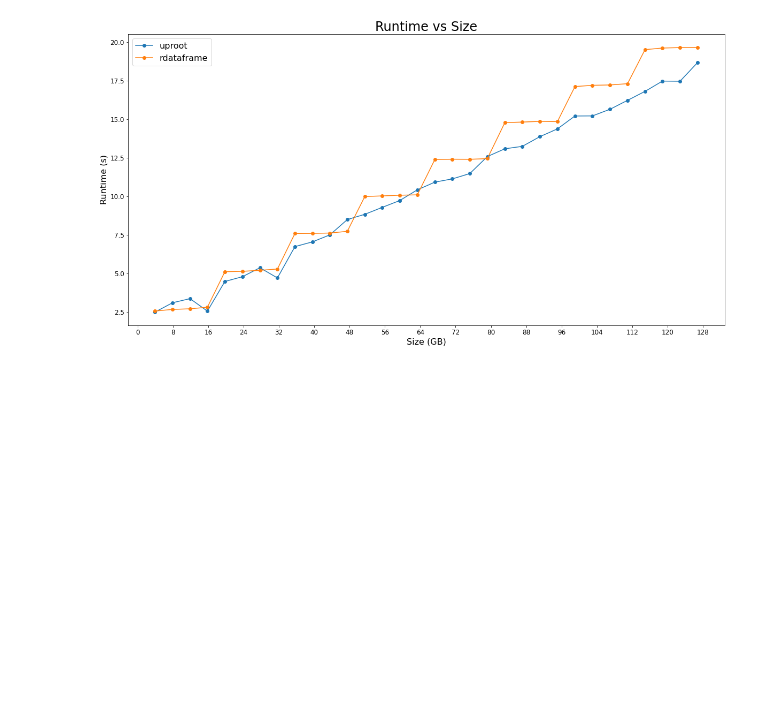
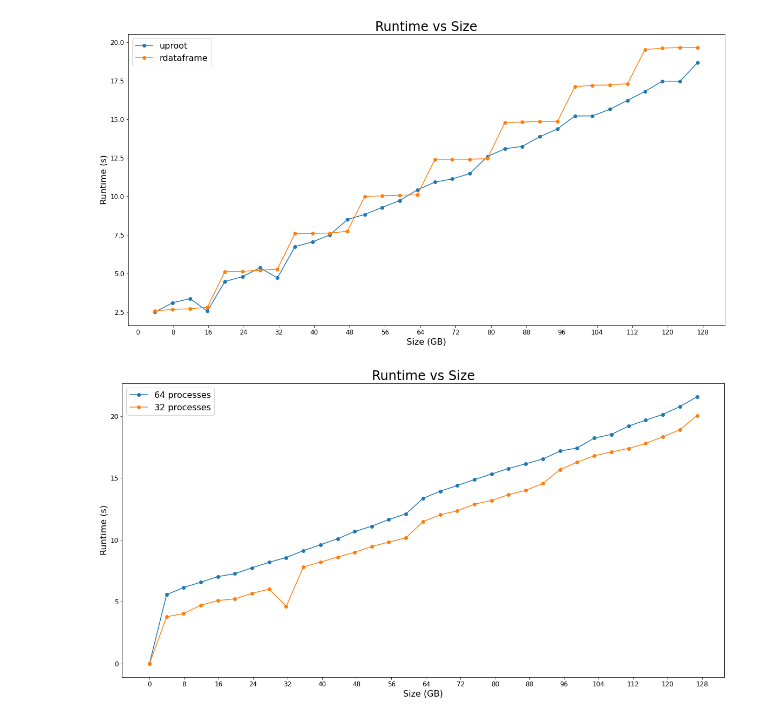
Before and after one commit to bucket420/DOE-INFN-2022, a Jupyter notebook: performance_analysis.ipynb, the cells around one changed output. Saved outputs shown, nothing was run; the diff lists cells and outputs as text; code cells hidden in the pictures; blank space fills up the shorter version.

```diff
--- a/performance_analysis.ipynb
+++ b/performance_analysis.ipynb
@@ -111,3 +124,14 @@ plot('Runtime vs Size',
     )
 # %% [output]
 [figure]
+# %%
+plot('Runtime vs Size',
+     'Size (GB)',
+     'Runtime (s)',
+     "tesla/runtime_tests_uproot/tesla/runtime_vs_size_mp_64_128_4_10.csv",
+     "64 processes",
+     "tesla/runtime_tests_uproot/tesla/runtime_vs_size_mp_32_128_4_10.csv",
+     "32 processes"
+    )
+# %% [output]
+[figure, added]
```
Also changed, not shown: parts of 4 cells of this notebook, 18 other files.
